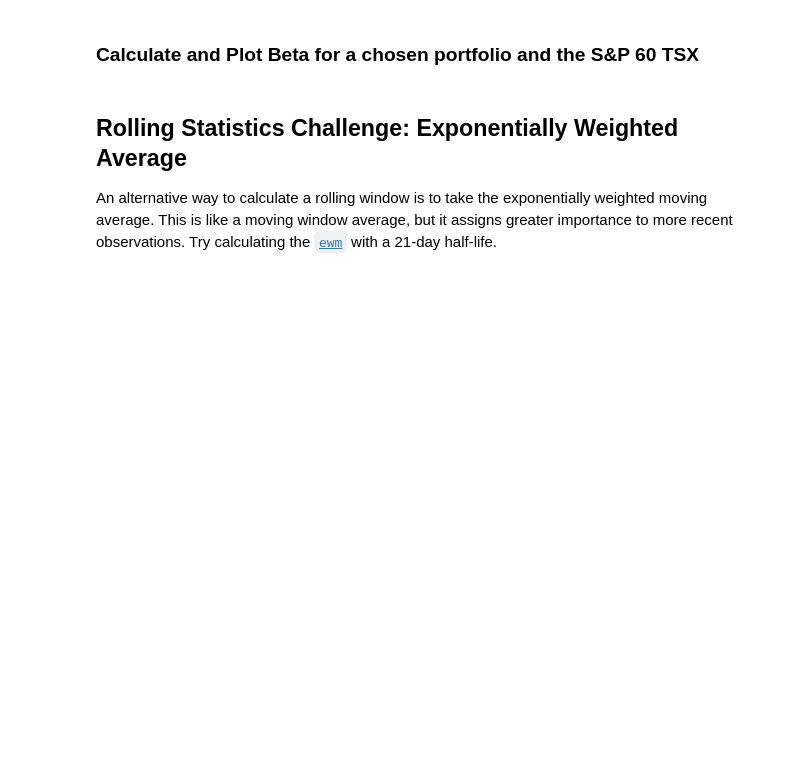
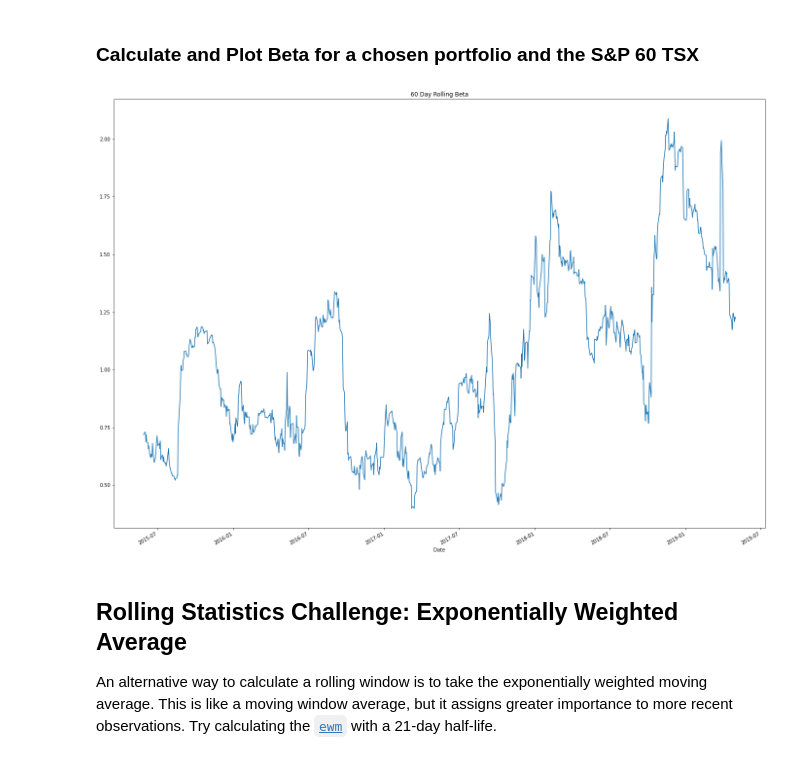
Before and after one commit to vincent-l-j/pandas-analysis, a Jupyter notebook: whale_analysis.ipynb, the cells around one changed output. Saved outputs shown, nothing was run; the diff lists cells and outputs as text; code cells hidden in the pictures; blank space fills up the shorter version.

Commit message:
Covariance variance and beta

```diff
--- a/whale_analysis.ipynb
+++ b/whale_analysis.ipynb
@@ -224,12 +224,18 @@ sns.heatmap(correlation, vmin=-1, vmax=1)
 ### Calculate and Plot Beta for a chosen portfolio and the S&P 60 TSX
 # %%
 # Calculate covariance of a single portfolio
+# covariance = df['Algo 1'].cov(df['S&P TSX'])
+rolling_covariance = df['BERKSHIRE HATHAWAY INC'].rolling(window=60).cov(df['S&P TSX'])
 
 # Calculate variance of S&P TSX
-
+rolling_variance = df['S&P TSX'].rolling(window=60).var()
 # Computing beta
+rolling_beta = rolling_covariance / rolling_variance
 
 # Plot beta trend
+rolling_beta.plot(figsize=(24,18), title='60 Day Rolling Beta');
+# %% [output]
+[figure, added]
 # %% [markdown]
 ## Rolling Statistics Challenge: Exponentially Weighted Average
 
```
